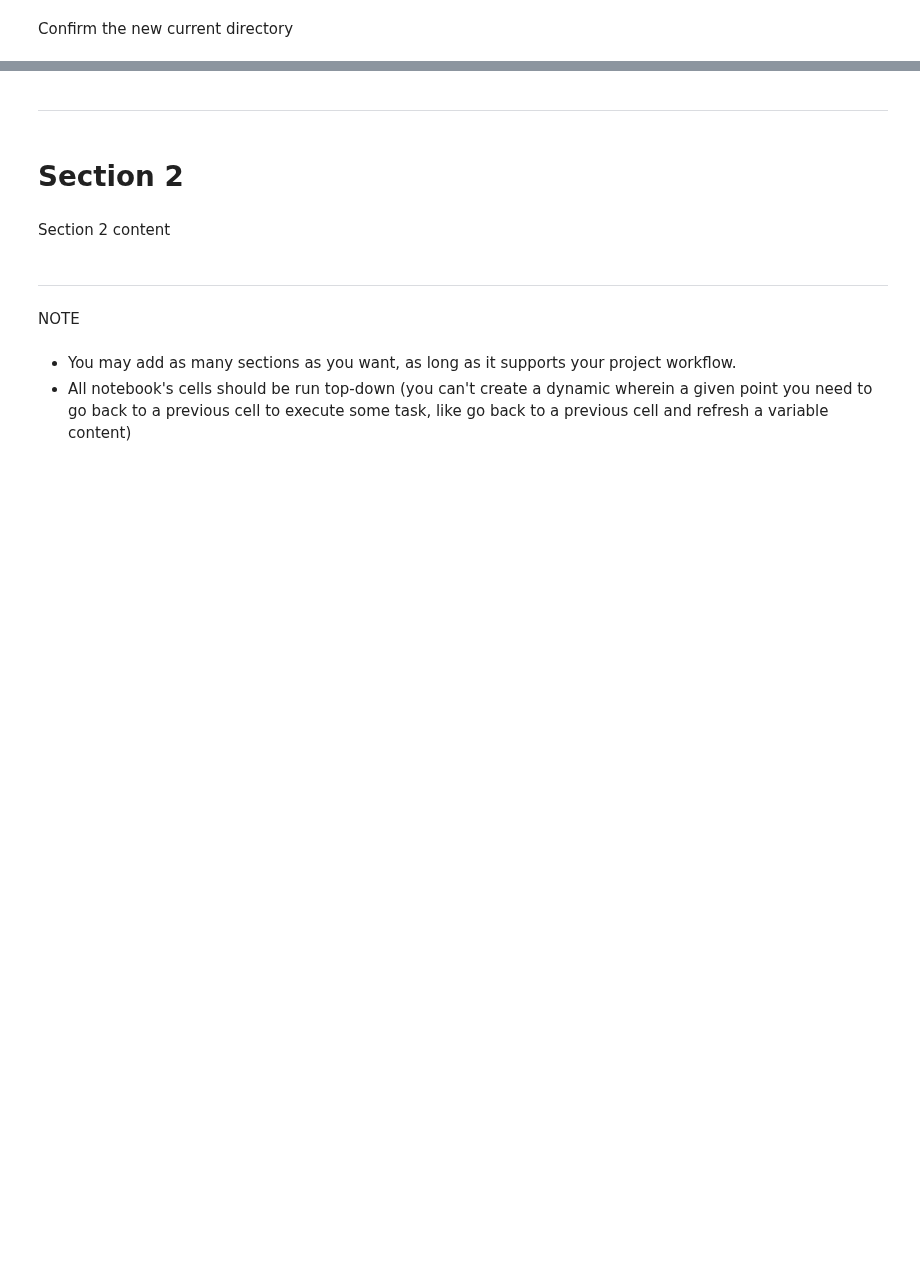
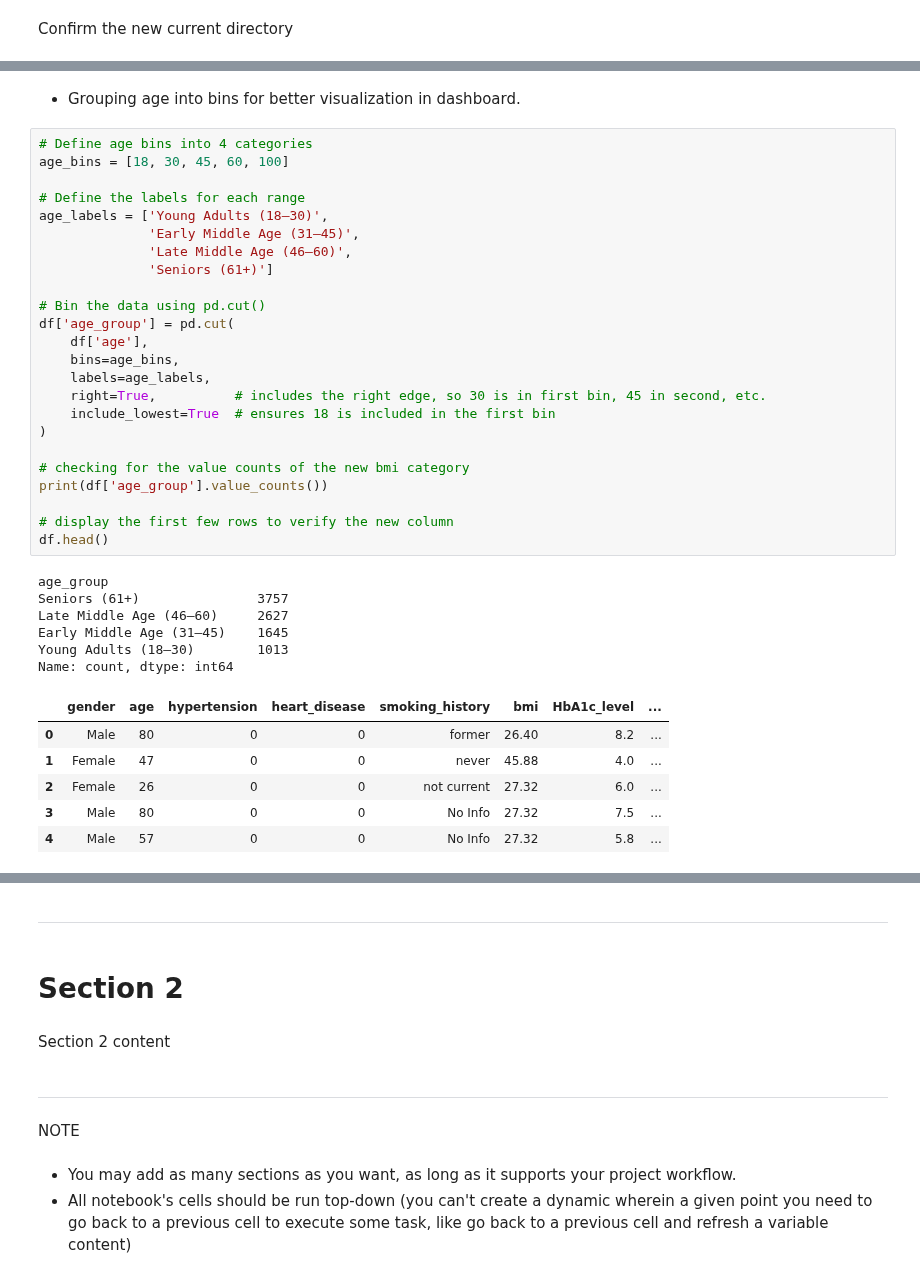
Before and after one commit to nivedhita369/Healthcare_Diabetes_Analysis, a Jupyter notebook: jupyter_notebooks/Feature_Engineering.ipynb, the cells around one changed output, grey strips where cells are left out. Drawn from its saved outputs; the diff is of its cells as text; blank space fills up the shorter version.

```diff
--- a/jupyter_notebooks/Feature_Engineering.ipynb
+++ b/jupyter_notebooks/Feature_Engineering.ipynb
@@ -47,0 +109,39 @@ Section 1 content
+# %% [markdown]
+* Grouping age into bins for better visualization in dashboard.
+# %%
+# Define age bins into 4 categories
+age_bins = [18, 30, 45, 60, 100]
+
+# Define the labels for each range
+age_labels = ['Young Adults (18–30)',
+              'Early Middle Age (31–45)',
+              'Late Middle Age (46–60)',
+              'Seniors (61+)']
+
+# Bin the data using pd.cut()
+df['age_group'] = pd.cut(
+    df['age'],
+    bins=age_bins,
+    labels=age_labels,
+    right=True,          # includes the right edge, so 30 is in first bin, 45 in second, etc.
+    include_lowest=True  # ensures 18 is included in the first bin
+)
+
+# checking for the value counts of the new bmi category
+print(df['age_group'].value_counts())
+
+# display the first few rows to verify the new column
+df.head()
+# %% [output]
+age_group
+Seniors (61+)               3757
+Late Middle Age (46–60)     2627
+Early Middle Age (31–45)    1645
+Young Adults (18–30)        1013
+Name: count, dtype: int64
+|  | gender | age | hypertension | heart_disease | smoking_history | bmi | HbA1c_level | ... |
+| 0 | Male | 80 | 0 | 0 | former | 26.40 | 8.2 | ... |
+| 1 | Female | 47 | 0 | 0 | never | 45.88 | 4.0 | ... |
+| 2 | Female | 26 | 0 | 0 | not current | 27.32 | 6.0 | ... |
+| 3 | Male | 80 | 0 | 0 | No Info | 27.32 | 7.5 | ... |
+| 4 | Male | 57 | 0 | 0 | No Info | 27.32 | 5.8 | ... |
```
Also changed, not shown: parts of 23 cells of this notebook.
